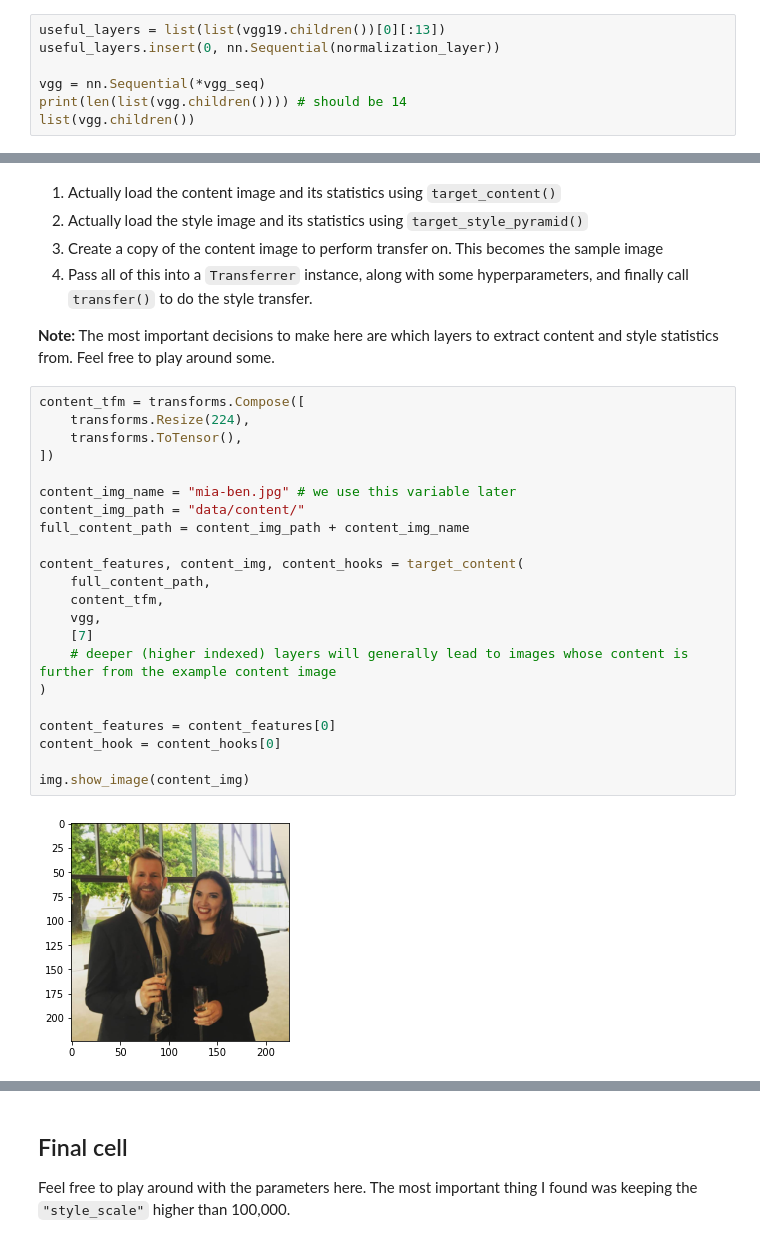
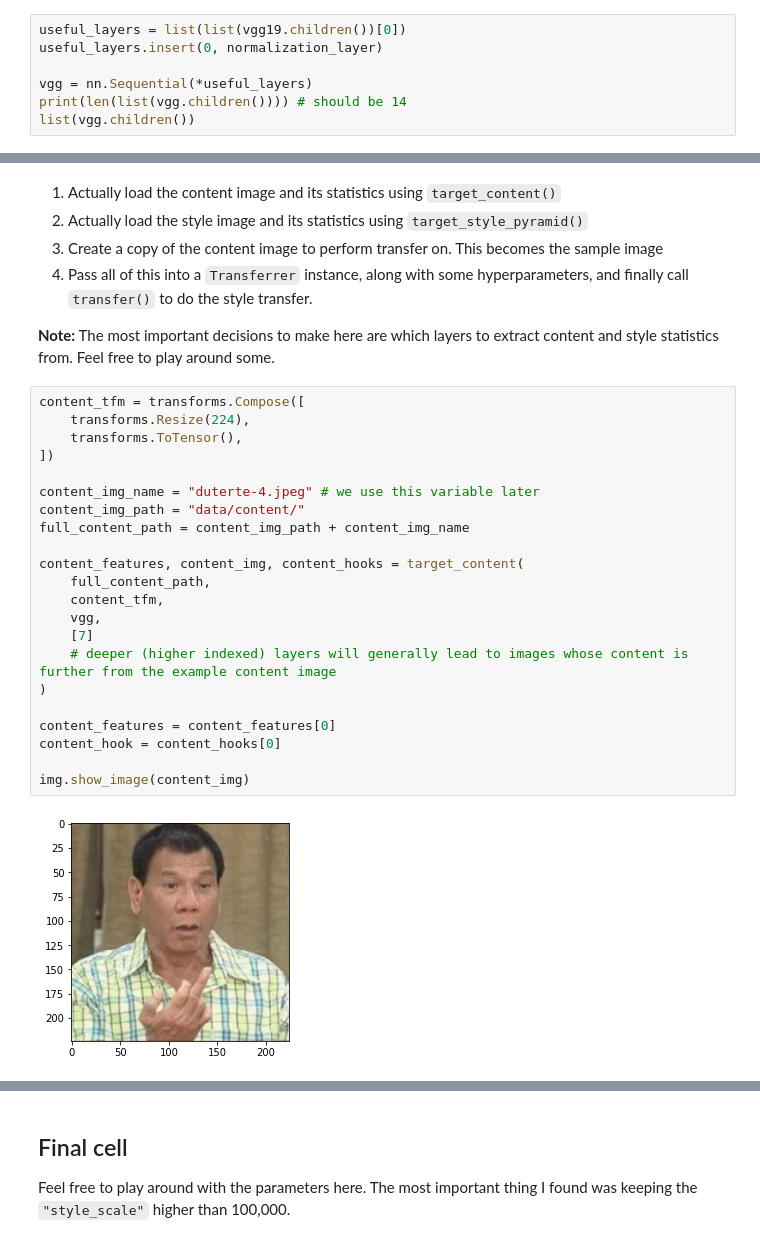
Before and after one commit to Lewington-pitsos/neural_synthesis, a Jupyter notebook: transfer.ipynb, the cells around one changed output, grey strips where cells are left out. Drawn from its saved outputs; the diff is of its cells as text.

```diff
--- a/transfer.ipynb
+++ b/transfer.ipynb
@@ -54,10 +54,10 @@ The first layer in our new network will be our custom normalization layer.
 
 **Note:** `some_model.children()` returns an iterator containing all of the model's layers. Common practice is to turn this into a list in order to interact with it. With vgg19 what you'll actually get is a list containing two lists. The first of these contains all the layers we need.
 # %%
-useful_layers = list(list(vgg19.children())[0][:13])
-useful_layers.insert(0, nn.Sequential(normalization_layer))
+useful_layers = list(list(vgg19.children())[0])
+useful_layers.insert(0, normalization_layer)
 
-vgg = nn.Sequential(*vgg_seq)
+vgg = nn.Sequential(*useful_layers)
 print(len(list(vgg.children()))) # should be 14
 list(vgg.children())
 # %% [output]
@@ -295,26 +306,26 @@ Now all we need to do is:
 # %%
 content_tfm = transforms.Compose([
     transforms.Resize(224),
     transforms.ToTensor(),
 ])
 
-content_img_name = "mia-ben.jpg" # we use this variable later
+content_img_name = "duterte-4.jpeg" # we use this variable later
 content_img_path = "data/content/"
 full_content_path = content_img_path + content_img_name
 
 content_features, content_img, content_hooks = target_content(
     full_content_path,
     content_tfm,
     vgg,
     [7]
     # deeper (higher indexed) layers will generally lead to images whose content is further from the example content image
 )
 
 content_features = content_features[0]
 content_hook = content_hooks[0]
 
 img.show_image(content_img)
 # %% [output]
-[figure, old version]
+[figure, new version]
 # %%
 pyramid_height = 3
```
Also changed, not shown: parts of 5 cells of this notebook, 3 other files.
